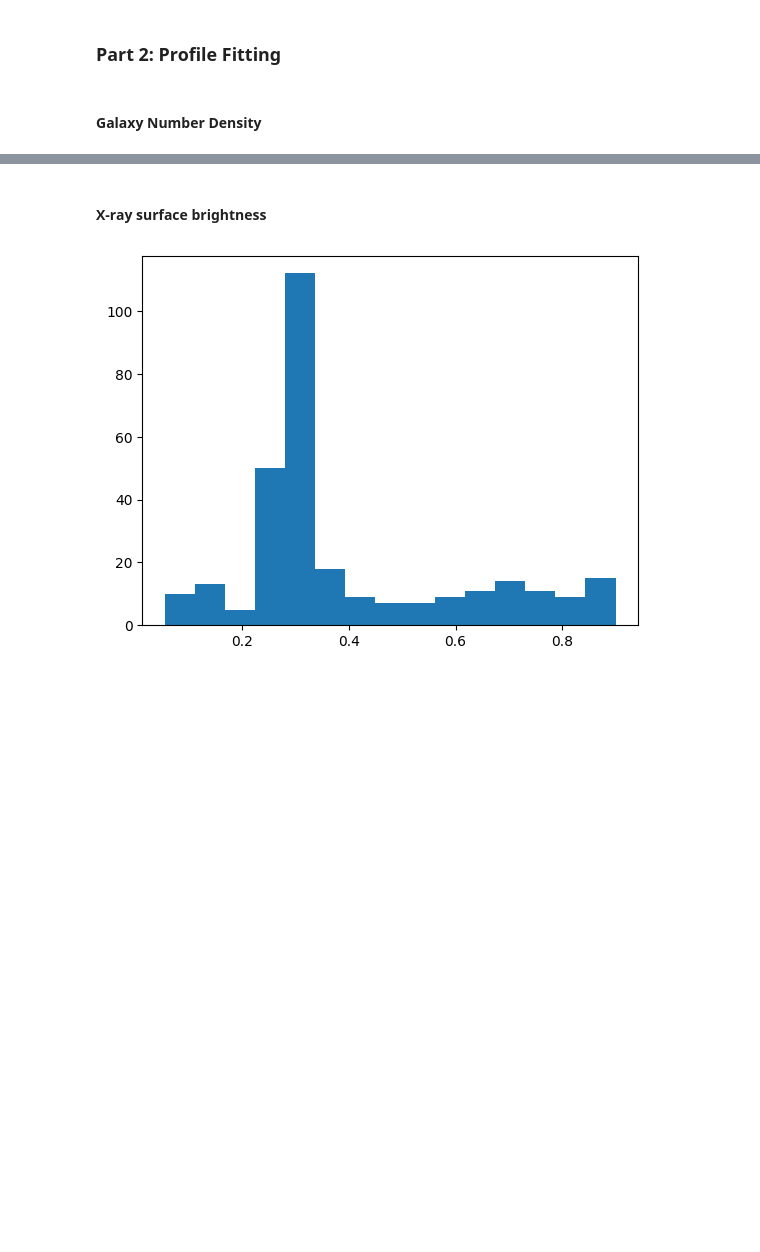
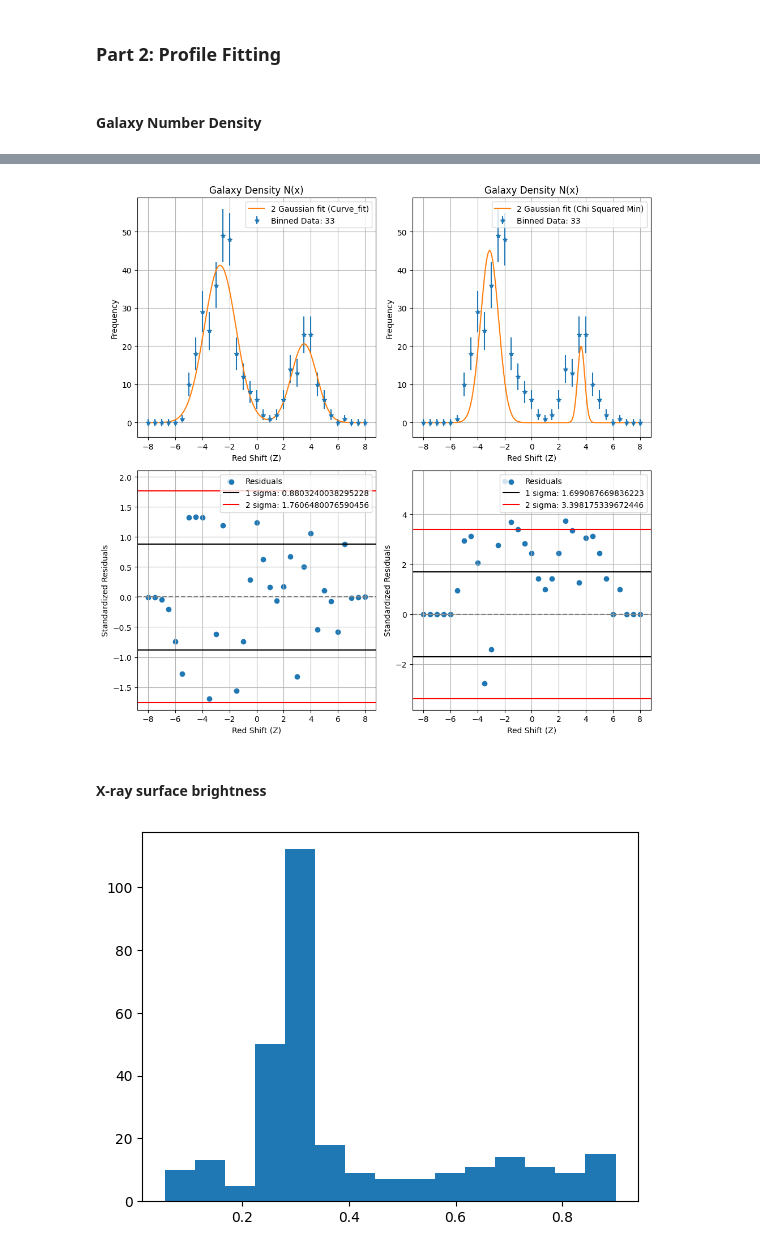
Before and after one commit to jdgv1709/Statistical-Analysis-of-the-Bullet-Cluster-Statistics-1-Course, a Jupyter notebook: Final Exam.ipynb, the cells around one changed output, grey strips where cells are left out. Cells and saved outputs as stored; diff of their text form; code cells hidden in the pictures; blank space fills up the shorter version.

Commit message:
Part 2 Galaxy Density Good

```diff
--- a/Final Exam.ipynb
+++ b/Final Exam.ipynb
@@ -356,3 +318,61 @@ plt.show()
+# %%
+# 2.4: Three-panel figure
+fig, axes = plt.subplots(2, 2, figsize=(10, 10))
+axes[0,0].errorbar(data["arc_min"],data["N_obs"],yerr=data["sigma_N"],fmt="*", label="Binned Data: "+str(len(data["arc_min"])))
+axes[0,0].set_ylabel("Frequency")
+axes[0,0].set_xlabel("Red Shift (Z)")
+#axes[0].set_xlim((0,1))
+axes[0,0].grid("True")
+axes[0,0].plot(x,model_2gauss(x, *popt_N),label="2 Gaussian fit (Curve_fit)")
+axes[0,0].legend()
+axes[0,0].set_title("Galaxy Density N(x)")
+axes[0,0].grid(True)
+# Panel 2 — Residuals
+#axes[1]: (mu_obs - mu_m3_fit) / sigma_i vs z
+data["residual_N_curvefit"]= (data["N_obs"]-model_2gauss(data["arc_min"],*popt_N))/data["sigma_N"]
+axes[1,0].scatter(data["arc_min"],data["residual_N_curvefit"],label="Residuals")
+# Add horizontal lines at ±1, ±2 sigma
+axes[1,0].axhline(np.std(data["residual_N_curvefit"]),color="black")
+axes[1,0].axhline(-1*np.std(data["residual_N_curvefit"]),label="1 sigma: "+str(np.std(data["residual_N_curvefit"])),color="black")
+axes[1,0].axhline(2*np.std(data["residual_N_curvefit"]),color="r",label="2 sigma: "+str(2*np.std(data["residual_N_curvefit"])))
+axes[1,0].axhline(-2*np.std(data["residual_N_curvefit"]),color="r")
+# Add horizontal line at 0
+axes[1,0].axhline(0,ls="--",color="gray")
+axes[1,0].legend()
+axes[1,0].grid(True)
+axes[1,0].set_xlabel("Red Shift (Z)")
+axes[1,0].set_ylabel("Standardized Residuals")
+
+
+axes[0,1].errorbar(data["arc_min"],data["N_obs"],yerr=data["sigma_N"],fmt="*", label="Binned Data: "+str(len(data["arc_min"])))
+axes[0,1].set_ylabel("Frequency")
+axes[0,1].set_xlabel("Red Shift (Z)")
+#axes[0].set_xlim((0,1))
+axes[0,1].grid("True")
+axes[0,1].plot(x,model_2gauss(x, *best_params),label="2 Gaussian fit (Chi Squared Min)")
+axes[0,1].legend()
+axes[0,1].set_title("Galaxy Density N(x)")
+axes[0,1].grid(True)
+# Panel 2 — Residuals
+#axes[1]: (mu_obs - mu_m3_fit) / sigma_i vs z
+data["residual_N_minimize"]= (data["N_obs"]-model_2gauss(data["arc_min"],*best_params))/data["sigma_N"]
+axes[1,1].scatter(data["arc_min"],data["residual_N_minimize"],label="Residuals")
+# Add horizontal lines at ±1, ±2 sigma
+axes[1,1].axhline(np.std(data["residual_N_minimize"]),color="black")
+axes[1,1].axhline(-1*np.std(data["residual_N_minimize"]),label="1 sigma: "+str(np.std(data["residual_N_minimize"])),color="black")
+axes[1,1].axhline(2*np.std(data["residual_N_minimize"]),color="r",label="2 sigma: "+str(2*np.std(data["residual_N_minimize"])))
+axes[1,1].axhline(-2*np.std(data["residual_N_minimize"]),color="r")
+# Add horizontal line at 0
+axes[1,1].axhline(0,ls="--",color="gray")
+axes[1,1].legend()
+axes[1,1].grid(True)
+axes[1,1].set_xlabel("Red Shift (Z)")
+axes[1,1].set_ylabel("Standardized Residuals")
+plt.tight_layout()
+#plt.savefig('part2_chi2_fit.pdf')
+plt.show()
+# %% [output]
+[figure, added]
 # %% [markdown]
 #### X-ray surface brightness
 # %%
```
Also changed, not shown: parts of 11 cells of this notebook, 1 other file.
